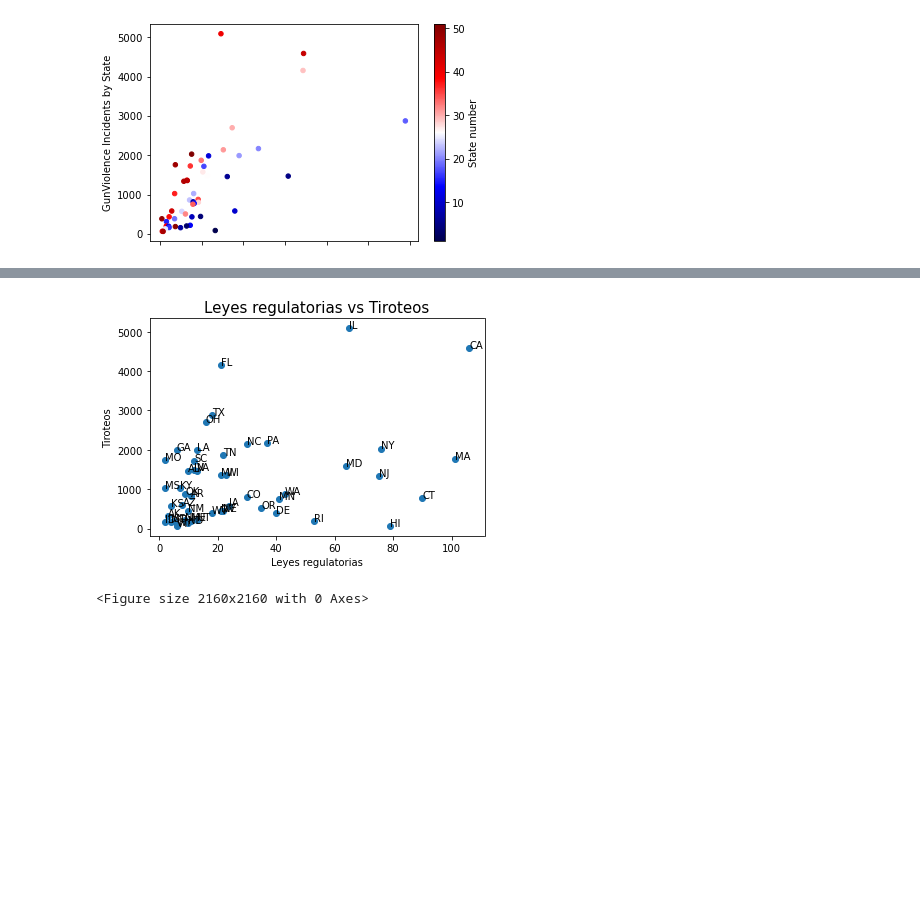
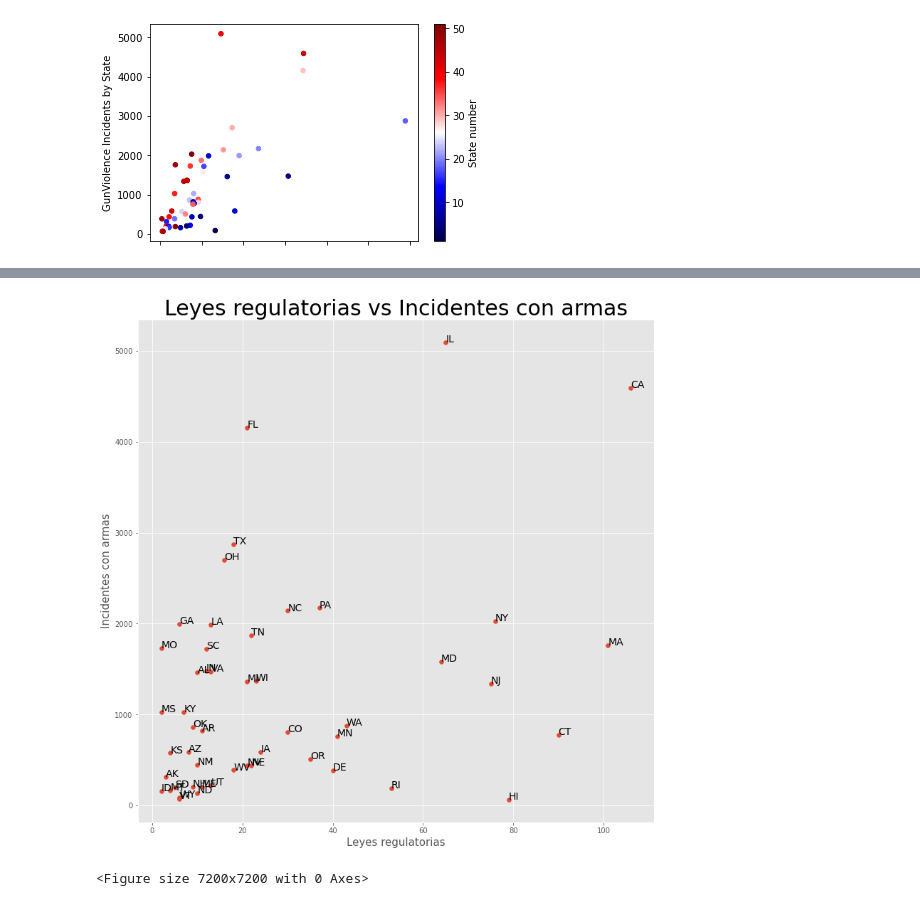
Before and after one commit to panxolopez/proyecto_mineria, a Jupyter notebook: proyecto.ipynb, the cells around one changed output, grey strips where cells are left out. Saved outputs shown, nothing was run; the diff lists cells and outputs as text; code cells hidden in the pictures; blank space fills up the shorter version.

```diff
--- a/proyecto.ipynb
+++ b/proyecto.ipynb
@@ -245,17 +265,22 @@ data_2.plot.scatter('Total Guns Registered','GunViolence Incidents by State',c='
 # %%
 #ARMAS REGISTRADAS
+from mpl_toolkits.mplot3d import Axes3D
+from matplotlib import cm
+plt.rcParams['figure.figsize'] = (13, 13)
+plt.style.use('ggplot')
 plt.scatter(data_2['Total Guns Registered'],data_2['GunViolence Incidents by State'])
 
 for i in data_2['State'].keys():
     iso= data_2['State'][i]
-    plt.annotate(iso, ( data_2['Total Guns Registered'][i],data_2['GunViolence Incidents by State'][i]))
+    plt.annotate(iso, ( data_2['Total Guns Registered'][i],data_2['GunViolence Incidents by State'][i]),fontsize=14)
 
-plt.title("Armas registradas vs Tiroteos",fontsize=15)
-plt.xlabel("Armas registradas",fontsize=10)
-plt.ylabel("Tiroteos",fontsize=10)
+plt.title("Armas registradas vs Incidentes con armas",fontsize=30)
+plt.xlabel("Armas registradas",fontsize=15)
+plt.ylabel("Incidente con armas",fontsize=15)
 #plt.legend()
 #plt.figure(figsize=(8,6))
+#fig=plt.rcParams["figure.figsize"] = (10, 10)
 fig = plt.figure()
-fig.set_figheight(30)
-fig.set_figwidth(30)
+fig.set_figheight(100)
+fig.set_figwidth(100)
 # %% [output]
@@ -273,22 +298,27 @@ data_3.plot.scatter('Total Gun Laws','Gun Violence Incidents',c='State number',c
 # %%
 #LEYES
+
+plt.rcParams['figure.figsize'] = (13, 13)
+plt.style.use('ggplot')
+#plt.scatter(data_3['Total Guns Registered'],data_3['GunViolence Incidents by State'])
 plt.scatter(data_3['Total Gun Laws'],data_3['Gun Violence Incidents'])
 
 for i in data_3['Sigla State'].keys():
     iso= data_3['Sigla State'][i]
-    plt.annotate(iso, ( data_3['Total Gun Laws'][i],data_3['Gun Violence Incidents'][i]))
+    plt.annotate(iso, ( data_3['Total Gun Laws'][i],data_3['Gun Violence Incidents'][i]),fontsize=14)
 
-plt.title("Leyes regulatorias vs Tiroteos",fontsize=15)
-plt.xlabel("Leyes regulatorias",fontsize=10)
-plt.ylabel("Tiroteos",fontsize=10)
+plt.title("Leyes regulatorias vs Incidentes con armas",fontsize=30)
+plt.xlabel("Leyes regulatorias",fontsize=15)
+plt.ylabel("Incidentes con armas",fontsize=15)
 #plt.legend()
-#plt.figure(figsize=(8,6))
+#fig=plt.figure(figsize=(20,20))
+fig=plt.rcParams["figure.figsize"] = (1, 1)
 fig = plt.figure()
-fig.set_figheight(30)
-fig.set_figwidth(30)
+fig.set_figheight(100)
+fig.set_figwidth(100)
 # %% [output]
-[figure, old version]
+[figure, new version]
-<Figure size 2160x2160 with 0 Axes>
+<Figure size 7200x7200 with 0 Axes>
 # %%
 df_shooting1=pd.read_csv('Mass_Shootings_Dataset_Ver5.csv', encoding= 'unicode_escape')
 df_shooting1
```
Also changed, not shown: parts of 4 cells of this notebook.
